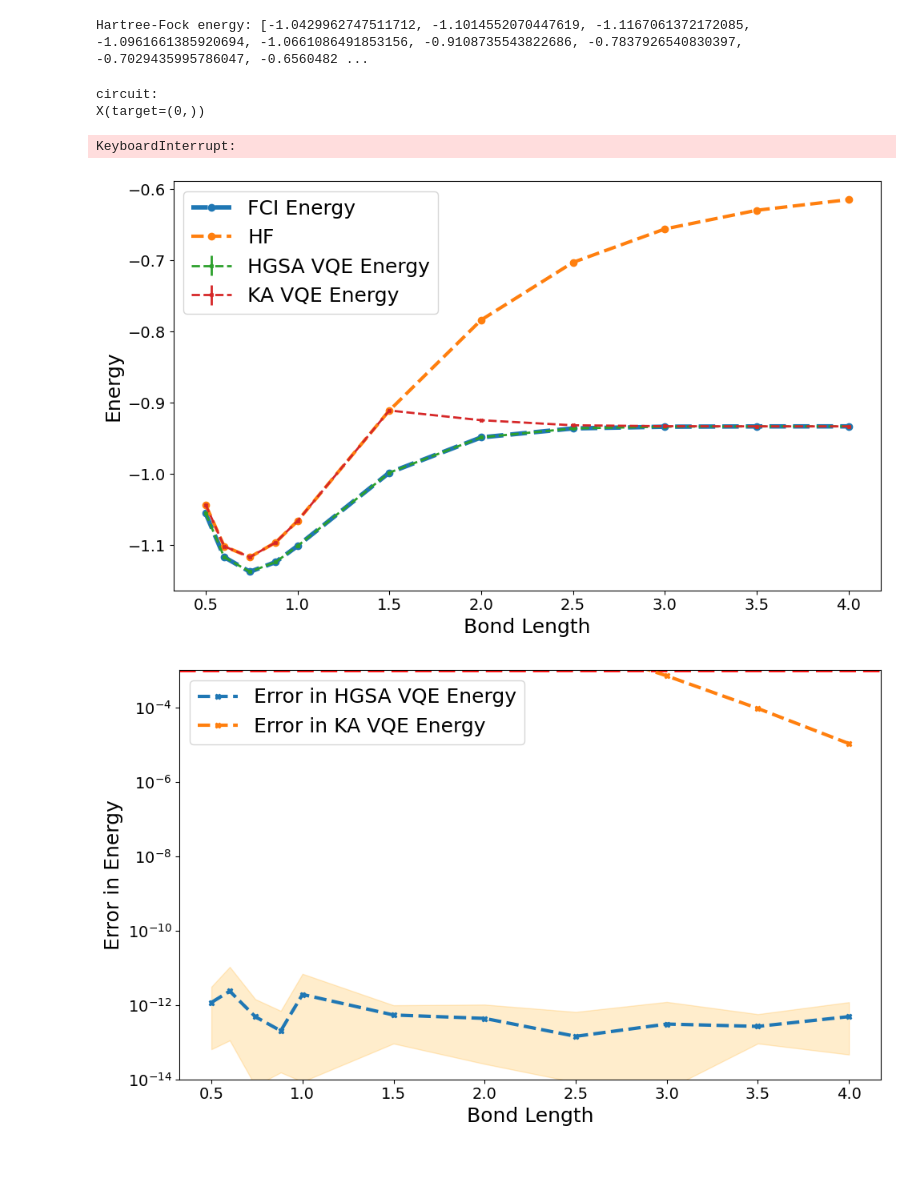
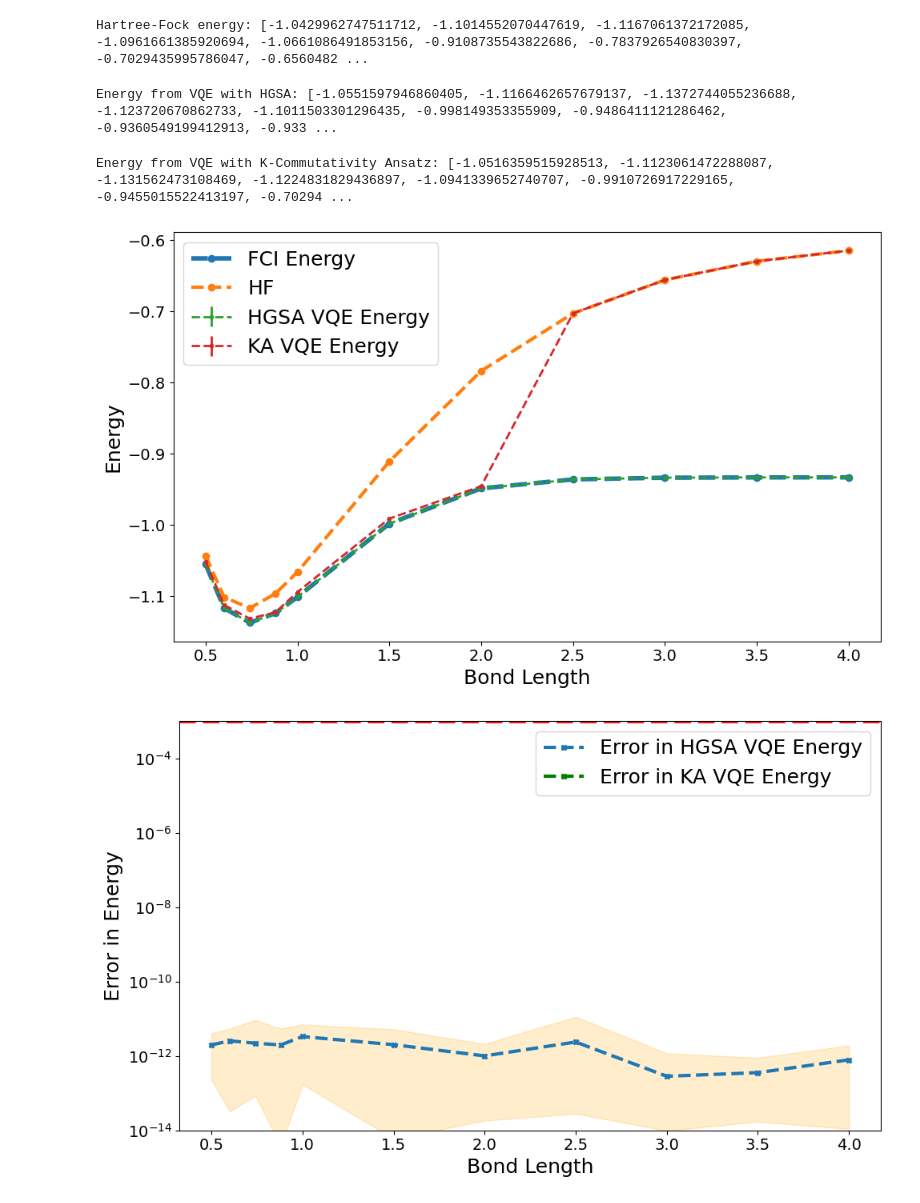
Before and after one commit to Amplewarrior/Modified_VHA, a Jupyter notebook: H-GSA/example/H-GSA.ipynb, the cells around one changed output. Cells and saved outputs as stored; diff of their text form; code cells hidden in the pictures; blank space fills up the shorter version.

Commit message:
modified:   H-GSA/example/H-GSA.ipynb 	modified:   H-GSA/example/__pycache__/k_commute.cpython-310.pyc 	modified:   H-GSA/example/k_commute.py

```diff
--- a/H-GSA/example/H-GSA.ipynb
+++ b/H-GSA/example/H-GSA.ipynb
@@ -77,3 +96,10 @@ for Ham in Hamiltonians:
 print("The exact ground state energies of the molecules are:", FCI_eners)
 # %% [output]
 The exact ground state energies of the molecules are: [-1.0551597946880173, -1.1166462657704586, -1.1372744055258712, -1.1237206708647083, -1.1011503301329568, -0.9981493533579184, -0.9486411121296494 ...
+# %%
+processed_hams=[]
+for hamiltonian in Hamiltonians:
+    ham = hamiltonian.to_openfermion()
+    groups, circuits = k_commute.diag_circ_from_ham(ham,4)
+    pham = k_commute.preprocess_hamiltonian(ham,drop_term_if=[lambda term: term == ()])
+    processed_hams.append(pham)
@@ -96,11 +211,6 @@ for Ham in Hamiltonians:
 print("Hartree-Fock energy:", HF_ener)
 # %% [output]
 Hartree-Fock energy: [-1.0429962747511712, -1.1014552070447619, -1.1167061372172085, -1.0961661385920694, -1.0661086491853156, -0.9108735543822686, -0.7837926540830397, -0.7029435995786047, -0.6560482 ...
-# %%
-ref
-# %% [output]
-circuit:
-X(target=(0,))
 # %%
 g_seed = 1
 
@@ -183,7 +293,7 @@ for index, (Ham, circuits) in enumerate(zip(Hamiltonians, Graph_circuits)):
 
 print("Energy from VQE with HGSA:", mean_vqe_eners)
 # %% [output]
-KeyboardInterrupt:
+Energy from VQE with HGSA: [-1.0551597946860405, -1.1166462657679137, -1.1372744055236688, -1.123720670862733, -1.1011503301296435, -0.998149353355909, -0.9486411121286462, -0.9360549199412913, -0.933 ...
 # %%
 #repeat of HGSA code, now with K-commutativity diagonalizing circuits instead
 mean_vqe_eners2 = []
@@ -260,6 +370,8 @@ for index, (Ham, circuits) in enumerate(zip(Hamiltonians, all_tq_diags)):
 
 
 print("Energy from VQE with K-Commutativity Ansatz:", mean_vqe_eners2)
+# %% [output]
+Energy from VQE with K-Commutativity Ansatz: [-1.0516359515928513, -1.1123061472288087, -1.131562473108469, -1.1224831829436897, -1.0941339652740707, -0.9910726917229165, -0.9455015522413197, -0.70294 ...
 # %%
 plt.figure(figsize=(10,6))
 plt.tight_layout()
@@ -276,24 +388,24 @@ plt.legend()
 plt.tight_layout()
 plt.show()
 # %% [output]
-[figure, old version]
+[figure, new version]
 # %%
 plt.figure(figsize=(10,6))
 plt.tight_layout()
 plt.rc('legend',fontsize=18)
 plt.ylim(1e-14, 1e-3)
 plt.yscale("log")
 plt.axhline(y=1e-3, color='r', linestyle='--',linewidth=4)
 plt.plot(bond_lengths, mean_vqe_errors, marker="X", markersize=5, linestyle="--", linewidth=3, label="Error in HGSA VQE Energy")
-plt.plot(bond_lengths, mean_vqe_errors2, marker="X", markersize=5, linestyle="--", linewidth=3, label="Error in KA VQE Energy")
+plt.plot(bond_lengths, mean_vqe_errors2, marker="X", markersize=5, linestyle="--", linewidth=3, label="Error in KA VQE Energy", color = 'green')
 
 plt.fill_between(bond_lengths, vqe_errors_min, vqe_errors_max, alpha=0.2, color ='orange')
 plt.xlabel('Bond Length', fontsize=18)
 plt.ylabel('Error in Energy', fontsize=18)
 plt.xticks(fontsize=14)
 plt.yticks(fontsize=14)
 plt.legend()
 plt.tight_layout()
 plt.show()
 # %% [output]
-[figure, old version]
+[figure, new version]
```
Also changed, not shown: parts of 5 cells of this notebook, 1 other file.
